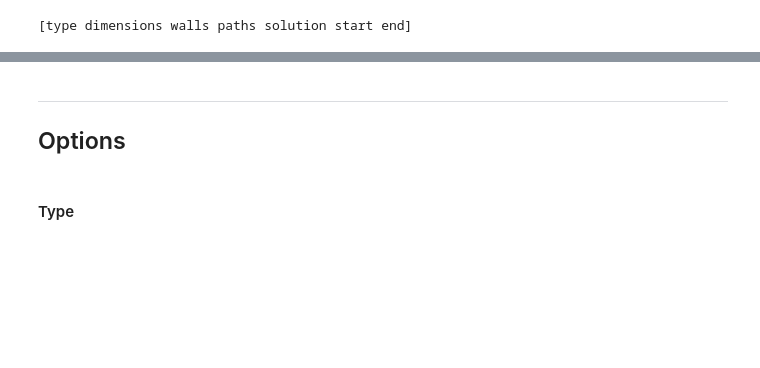
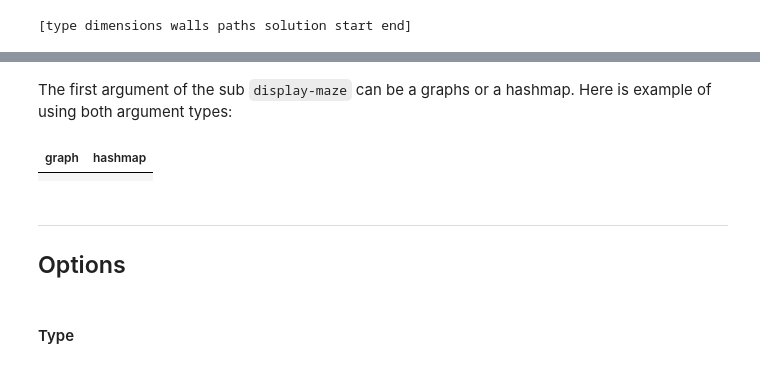
Before and after one commit to antononcube/Raku-Graph-RandomMaze, a Jupyter notebook: docs/Random-labyrinths.ipynb, the cells around one changed output, grey strips where cells are left out. Cells and saved outputs as stored; diff of their text form; code cells hidden in the pictures; blank space fills up the shorter version.

Commit message:
docs:Better examples and documentation.

```diff
--- a/docs/Random-labyrinths.ipynb
+++ b/docs/Random-labyrinths.ipynb
@@ -91,3 +109,16 @@ random-maze(5, props => Whatever)
+# %% [markdown]
+The first argument of the sub `display-maze` can be a graphs or a hashmap. Here is example of using both argument types:
+# %%
+#%html
+my %new-opts = merge-hash(%opts, {:2size});
+[
+    graph   => display-maze(random-maze(5, props => 'walls' ), |%new-opts),
+    hashmap => display-maze(random-maze(5, props => Whatever), |%new-opts)
+]
+==> to-html-table()
+# %% [output]
+| graph | hashmap |
+|  |  |
 # %% [markdown]
 ---
 
```
Also changed, not shown: parts of 36 cells of this notebook.
